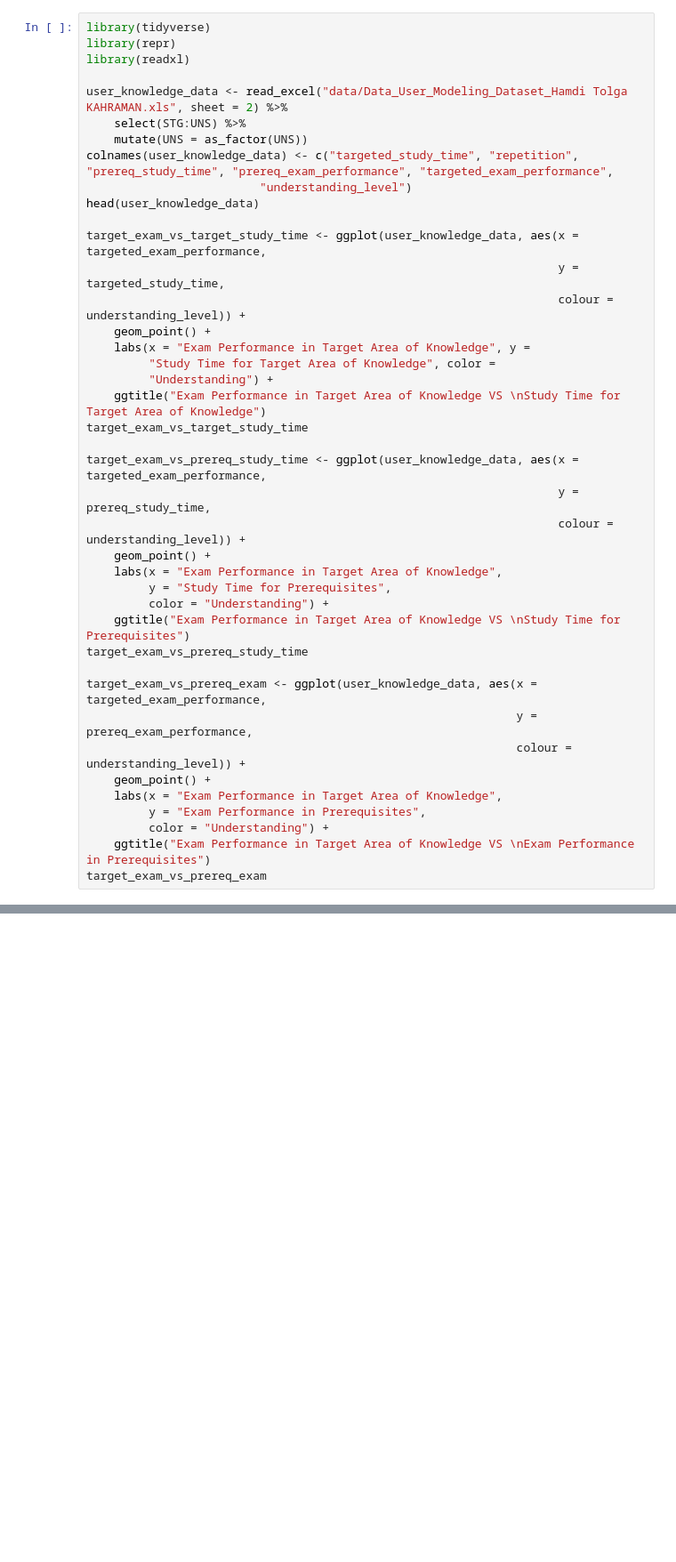
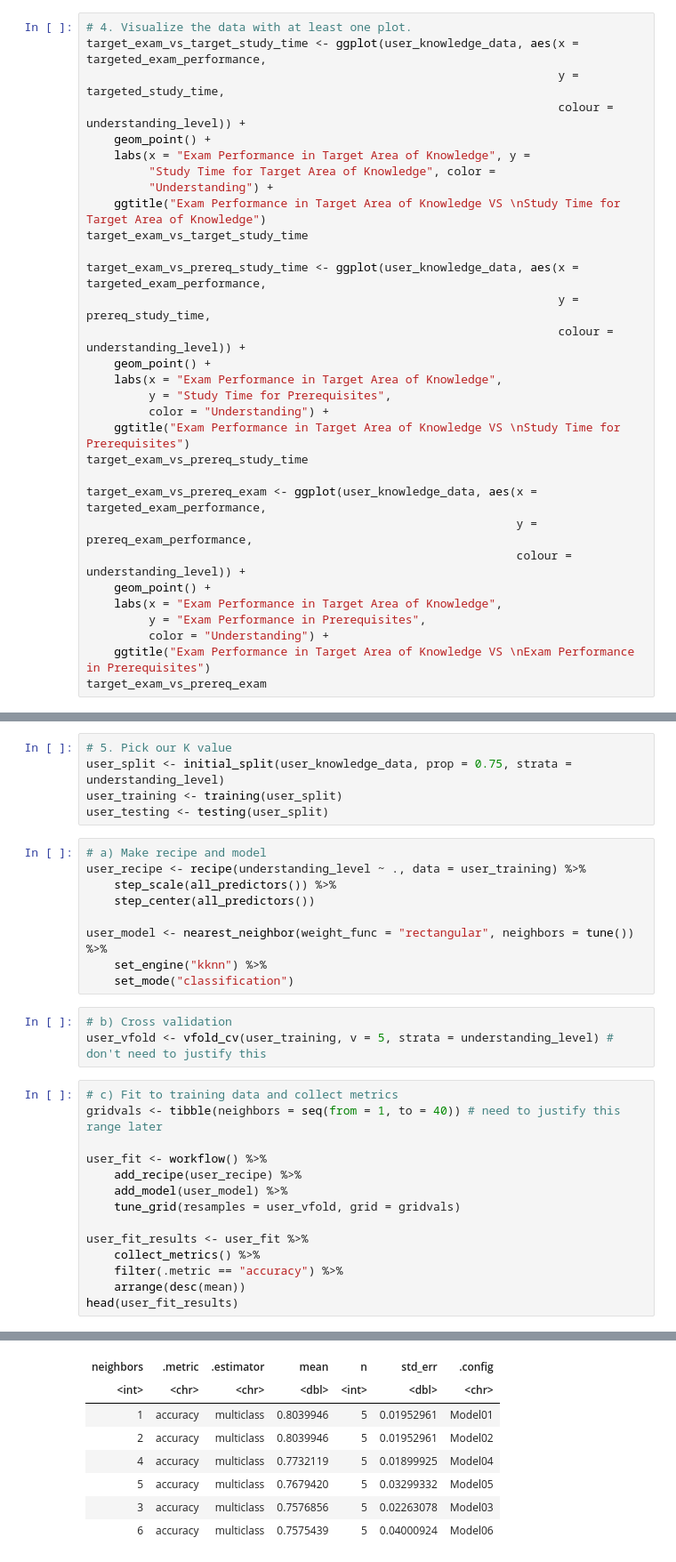
Before and after one commit to cinadia/dsci-project, a Jupyter notebook: project_code.ipynb, the cells around one changed output, grey strips where cells are left out. Shown at 89% size. Saved outputs shown, nothing was run; the diff lists cells and outputs as text; blank space fills up the shorter version.

Commit message:
added classification code

```diff
--- a/project_code.ipynb
+++ b/project_code.ipynb
@@ -1,15 +81,5 @@
 # %%
-library(tidyverse)
-library(repr)
-library(readxl)
-
-user_knowledge_data <- read_excel("data/Data_User_Modeling_Dataset_Hamdi Tolga KAHRAMAN.xls", sheet = 2) %>%
-    select(STG:UNS) %>%
-    mutate(UNS = as_factor(UNS))
-colnames(user_knowledge_data) <- c("targeted_study_time", "repetition", "prereq_study_time", "prereq_exam_performance", "targeted_exam_performance",
-                         "understanding_level")
-head(user_knowledge_data)
-
+# 4. Visualize the data with at least one plot.
 target_exam_vs_target_study_time <- ggplot(user_knowledge_data, aes(x = targeted_exam_performance,
                                                                     y = targeted_study_time,
                                                                     colour = understanding_level)) +
@@ -55,3 +113,35 @@ A tibble: 6 × 6
 [figure]
 [figure]
 [figure]
+# %%
+# 5. Pick our K value
+user_split <- initial_split(user_knowledge_data, prop = 0.75, strata = understanding_level)
+user_training <- training(user_split)
+user_testing <- testing(user_split)
+# %%
+# a) Make recipe and model
+user_recipe <- recipe(understanding_level ~ ., data = user_training) %>%
+    step_scale(all_predictors()) %>%
+    step_center(all_predictors())
+
+user_model <- nearest_neighbor(weight_func = "rectangular", neighbors = tune()) %>%
+    set_engine("kknn") %>%
+    set_mode("classification")
+# %%
+# b) Cross validation
+user_vfold <- vfold_cv(user_training, v = 5, strata = understanding_level) # don't need to justify this
+# %%
+# c) Fit to training data and collect metrics
+gridvals <- tibble(neighbors = seq(from = 1, to = 40)) # need to justify this range later
+
+user_fit <- workflow() %>%
+    add_recipe(user_recipe) %>%
+    add_model(user_model) %>%
+    tune_grid(resamples = user_vfold, grid = gridvals)
+
+user_fit_results <- user_fit %>%
+    collect_metrics() %>%
+    filter(.metric == "accuracy") %>%
+    arrange(desc(mean))
+head(user_fit_results)
+# %% [output]
@@ -57,0 +149,8 @@ A tibble: 6 × 6
+| neighbors | .metric | .estimator | mean | n | std_err | .config |
+| <int> | <chr> | <chr> | <dbl> | <int> | <dbl> | <chr> |
+| 1 | accuracy | multiclass | 0.8039946 | 5 | 0.01952961 | Model01 |
+| 2 | accuracy | multiclass | 0.8039946 | 5 | 0.01952961 | Model02 |
+| 4 | accuracy | multiclass | 0.7732119 | 5 | 0.01899925 | Model04 |
+| 5 | accuracy | multiclass | 0.7679420 | 5 | 0.03299332 | Model05 |
+| 3 | accuracy | multiclass | 0.7576856 | 5 | 0.02263078 | Model03 |
+| 6 | accuracy | multiclass | 0.7575439 | 5 | 0.04000924 | Model06 |
```
Also changed, not shown: parts of 12 cells of this notebook, 1 other file.
